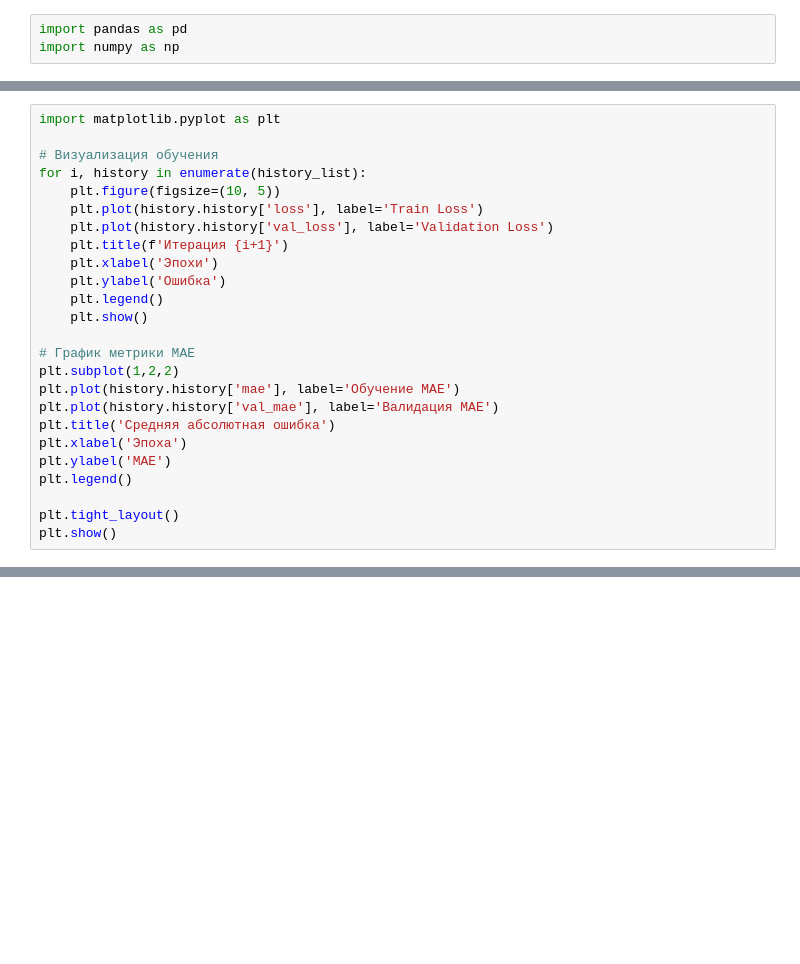
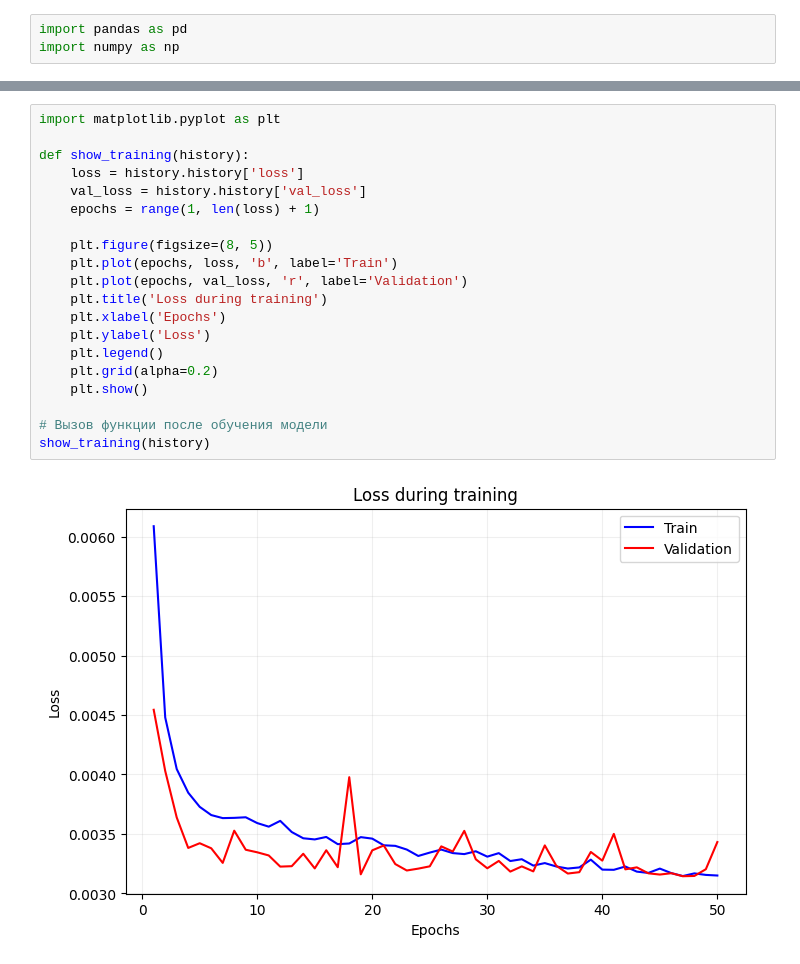
Before and after one commit to kristina-skoptsova/diplom, a Jupyter notebook: diplom.ipynb, the cells around one changed output, grey strips where cells are left out. Cells and saved outputs as stored; diff of their text form; blank space fills up the shorter version.

Commit message:
Обучение одной нейронки

```diff
--- a/diplom.ipynb
+++ b/diplom.ipynb
@@ -106,25 +24,0 @@ print(f'Среднее MSE: {np.mean(mse_scores):.2f}, Среднее MAE: {np.m
-# %%
-import matplotlib.pyplot as plt
-
-# Визуализация обучения
-for i, history in enumerate(history_list):
-    plt.figure(figsize=(10, 5))
-    plt.plot(history.history['loss'], label='Train Loss')
-    plt.plot(history.history['val_loss'], label='Validation Loss')
-    plt.title(f'Итерация {i+1}')
-    plt.xlabel('Эпохи')
-    plt.ylabel('Ошибка')
-    plt.legend()
-    plt.show()
-
-# График метрики MAE
-plt.subplot(1,2,2)
-plt.plot(history.history['mae'], label='Обучение MAE')
-plt.plot(history.history['val_mae'], label='Валидация MAE')
-plt.title('Средняя абсолютная ошибка')
-plt.xlabel('Эпоха')
-plt.ylabel('MAE')
-plt.legend()
-
-plt.tight_layout()
-plt.show()
@@ -214,0 +150,22 @@ print(grouped_df)
+# %%
+import matplotlib.pyplot as plt
+
+def show_training(history):
+    loss = history.history['loss']
+    val_loss = history.history['val_loss']
+    epochs = range(1, len(loss) + 1)
+
+    plt.figure(figsize=(8, 5))
+    plt.plot(epochs, loss, 'b', label='Train')
+    plt.plot(epochs, val_loss, 'r', label='Validation')
+    plt.title('Loss during training')
+    plt.xlabel('Epochs')
+    plt.ylabel('Loss')
+    plt.legend()
+    plt.grid(alpha=0.2)
+    plt.show()
+
+# Вызов функции после обучения модели
+show_training(history)
+# %% [output]
+[figure, added]
```
Also changed, not shown: parts of 9 cells of this notebook.
